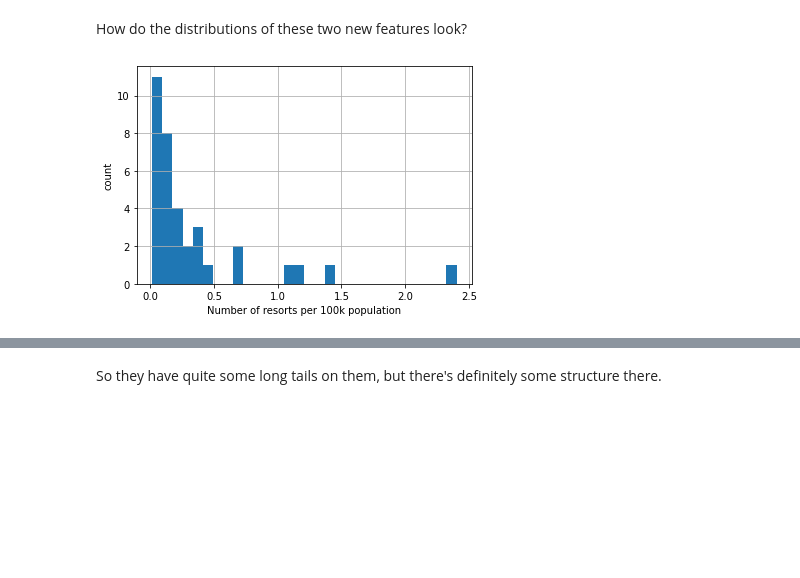
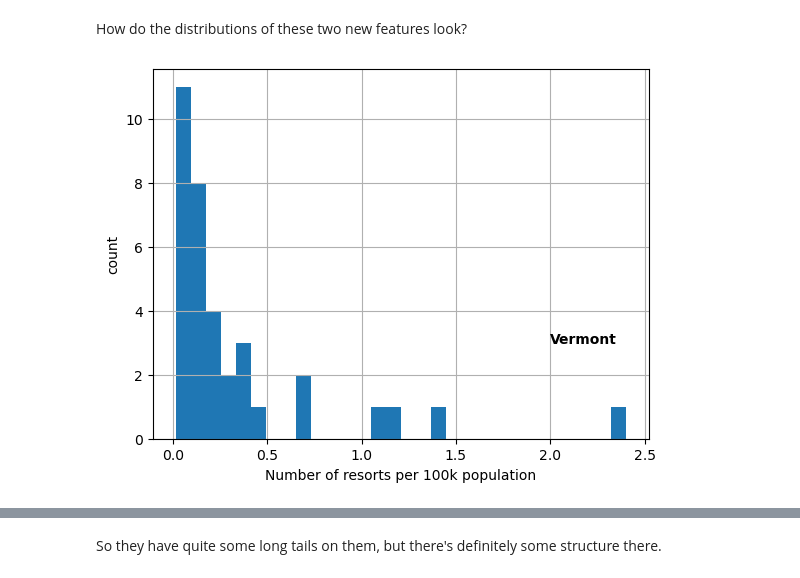
Before and after one commit to NBPub/DataScienceGuidedCapstone, a Jupyter notebook: Notebooks/03_exploratory_data_analysis.ipynb, the cells around one changed output, grey strips where cells are left out. Cells and saved outputs as stored; diff of their text form; code cells hidden in the pictures; blank space fills up the shorter version.

```diff
--- a/Notebooks/03_exploratory_data_analysis.ipynb
+++ b/Notebooks/03_exploratory_data_analysis.ipynb
@@ -89,7 +89,7 @@ ski_data.head()
 # %% [markdown]
 ### 3.4.2 State-wide summary data<a id='3.4.2_State-wide_summary_data'></a>
 # %%
-state_summary = pd.read_csv('../data/state_summary.csv')
+state_summary = pd.read_csv('../data/state_summary.csv', index_col = 0)
 # %%
 state_summary.info()
 # %% [output]
@@ -235,9 +253,12 @@ How do the distributions of these two new features look?
 # %%
 state_summary.resorts_per_100kcapita.hist(bins=30)
 plt.xlabel('Number of resorts per 100k population')
 plt.ylabel('count');
+big = state_summary[state_summary.resorts_per_100kcapita>2].state.values
+plt.text(2, 3, '\n'.join(big), fontweight = 'bold')
+plt.show()
 # %% [output]
-[figure, old version]
+[figure, new version]
 # %%
 state_summary.resorts_per_100ksq_mile.hist(bins=30)
 plt.xlabel('Number of resorts per 100k square miles')
```
Also changed, not shown: parts of 45 cells of this notebook, 6 other files.
